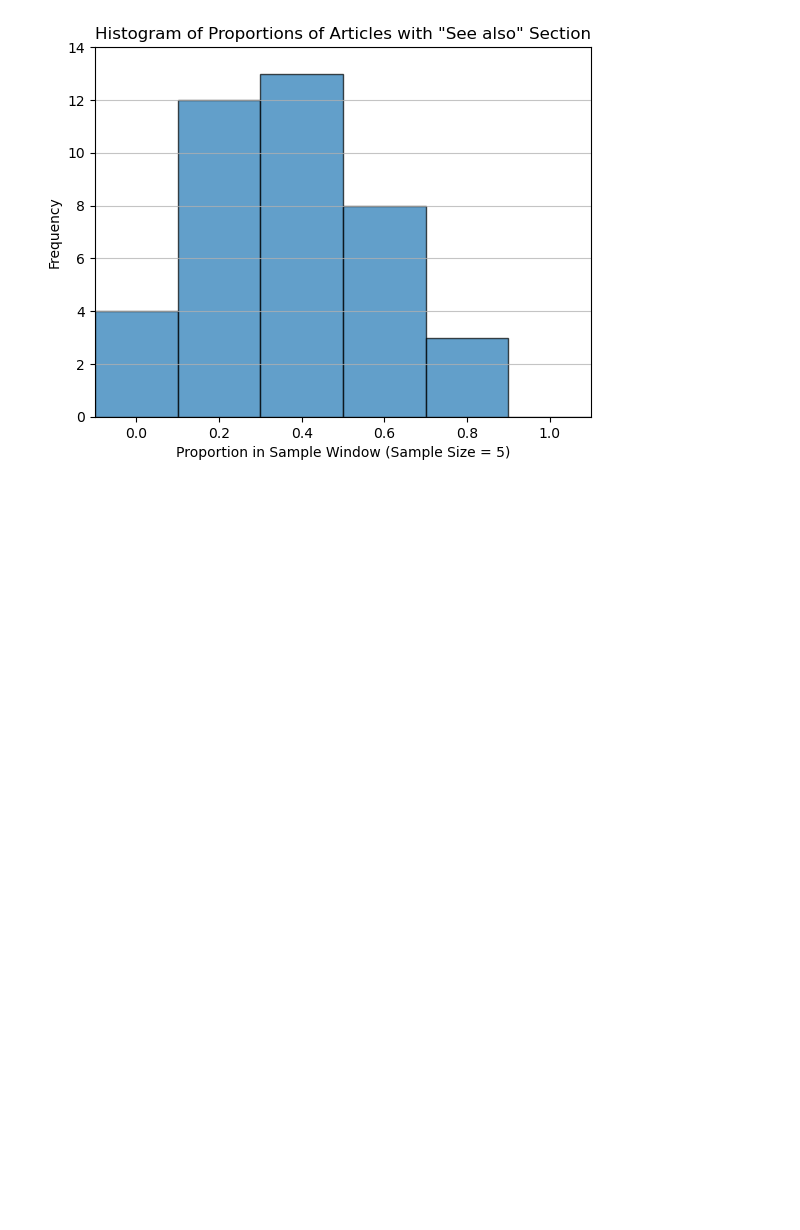
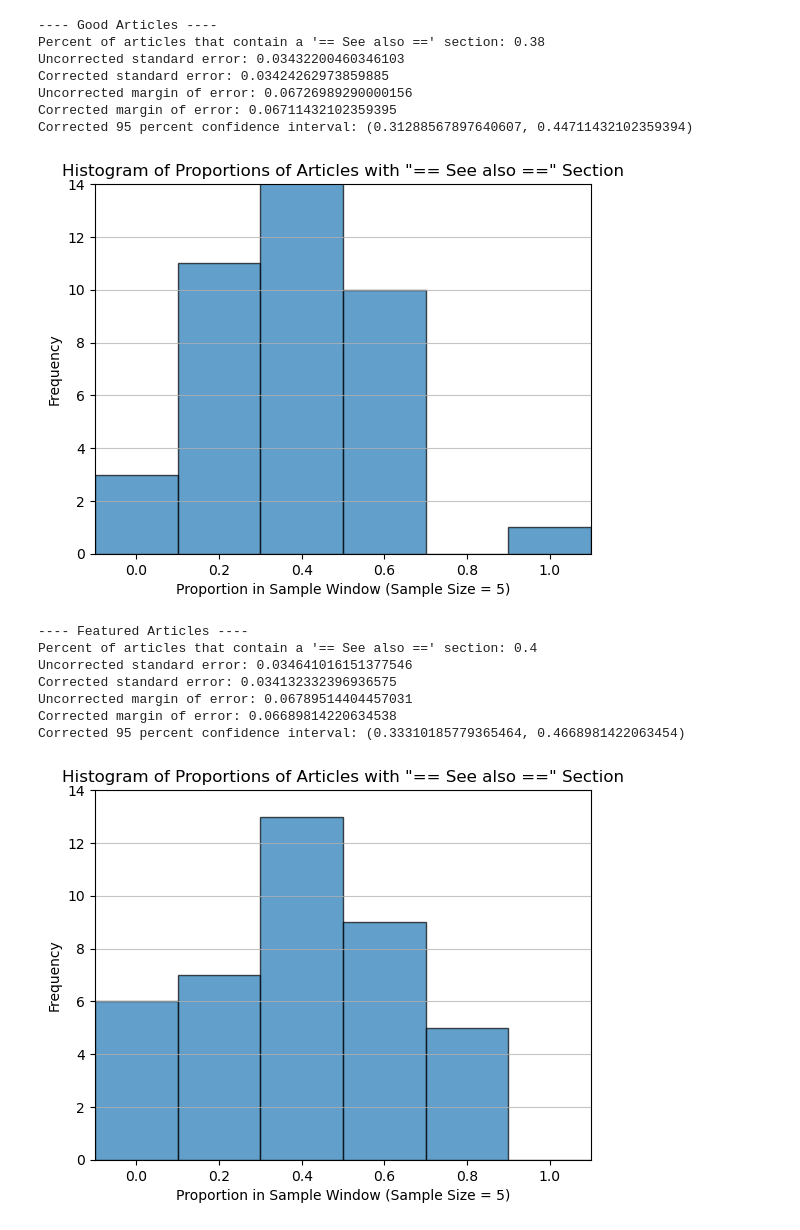
Before and after one commit to EthanCarter-ccic/AI, a Jupyter notebook: Semester 1/Wikipedia.ipynb, the cells around one changed output. Drawn from its saved outputs; the diff is of its cells as text; code cells hidden in the pictures; blank space fills up the shorter version.

```diff
--- a/Semester 1/Wikipedia.ipynb
+++ b/Semester 1/Wikipedia.ipynb
@@ -127,15 +113,24 @@ Corrected 95 percent confidence interval: (0.3032430349404223, 0.436756965059577
 # %%
-import matplotlib.pyplot as plt
+print("---- Good Articles ----")
+analyze_articles(df_good)
 
-# Plot histogram of proportions
-plt.hist(proportions, bins=6, range=(-0.1,1.1), edgecolor='black', alpha=0.7)
-plt.title('Histogram of Proportions of Articles with "See also" Section')
-plt.xlabel('Proportion in Sample Window (Sample Size = 5)')
-plt.ylabel('Frequency')
-plt.grid(axis='y', alpha=0.75)
-plt.xlim(-0.1, 1.1)
-plt.ylim(0, 14)
-plt.show()
+print("\n---- Featured Articles ----")
+analyze_articles(df_featured)
 # %% [output]
+---- Good Articles ----
+Percent of articles that contain a '== See also ==' section: 0.38
+Uncorrected standard error: 0.03432200460346103
+Corrected standard error: 0.03424262973859885
+Uncorrected margin of error: 0.06726989290000156
+Corrected margin of error: 0.06711432102359395
+Corrected 95 percent confidence interval: (0.31288567897640607, 0.44711432102359394)
-[figure, old version]
+[figure, new version]
+---- Featured Articles ----
+Percent of articles that contain a '== See also ==' section: 0.4
+Uncorrected standard error: 0.034641016151377546
+Corrected standard error: 0.034132332396936575
+Uncorrected margin of error: 0.06789514404457031
+Corrected margin of error: 0.06689814220634538
+Corrected 95 percent confidence interval: (0.33310185779365464, 0.4668981422063454)
+[figure, added]
 # %% [markdown]
```
Also changed, not shown: parts of 6 cells of this notebook, 1 other file.
